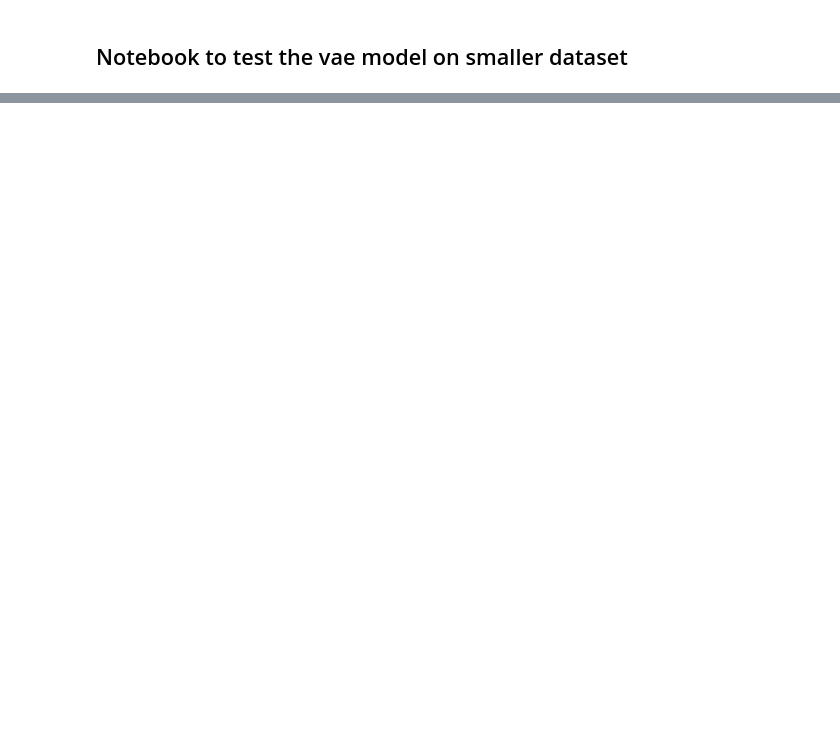
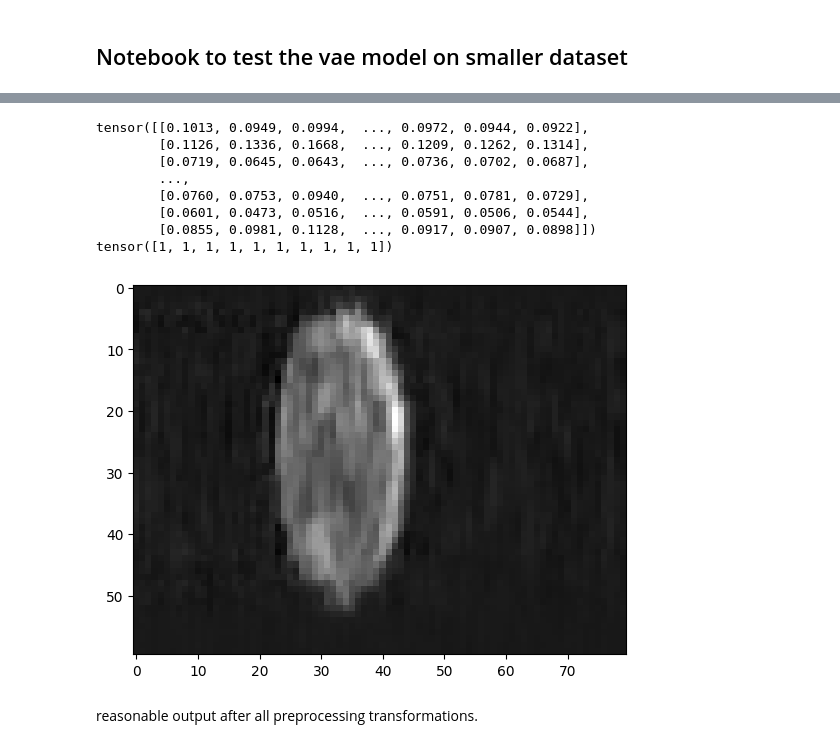
Before and after one commit to Bendemeurichy/majority-vote-outlier-detection, a Jupyter notebook: models/VAE/execute_vae.ipynb, the cells around one changed output, grey strips where cells are left out. Saved outputs shown, nothing was run; the diff lists cells and outputs as text; code cells hidden in the pictures; blank space fills up the shorter version.

```diff
--- a/models/VAE/execute_vae.ipynb
+++ b/models/VAE/execute_vae.ipynb
@@ -36,2 +58,52 @@ train_dataloader = torch.utils.data.DataLoader(train, batch_size=batch_size, shu
+# %%
+batch_size = 10
+lr = 1e-3
+weight_decay = 1e-2
+epochs = 30
+input_dim = 4800
+hidden_dim = 4200
+latent_dim = 525
+
+transform = v2.Compose(
+    [
+        v2.ToImage(),
+        v2.ToDtype(torch.float32, scale=True),
+        v2.Resize((60, 80)),
+        v2.ToTensor(),
+        v2.Lambda(
+            lambda x: (x.view(-1) - torch.min(x)) / (torch.max(x) - torch.min(x))
+        ),
+    ]
+)
+
+train_set = ImagePathDataset(train, transform=transform)
+val_set = ImagePathDataset(val, transform=transform)
+
+train_dataloader = torch.utils.data.DataLoader(
+    train_set, batch_size=batch_size, shuffle=True
+)
+val_dataloader = torch.utils.data.DataLoader(
+    val_set, batch_size=batch_size, shuffle=True
+)
+# %%
+import matplotlib.pyplot as plt
+
+for batch_idx, (data, target) in enumerate(train_dataloader):
+    print(data)
+    print(target)
+    plt.imshow(data[0].resize(60,80), cmap="gray")
+    break
+# %% [output]
+tensor([[0.1013, 0.0949, 0.0994,  ..., 0.0972, 0.0944, 0.0922],
+        [0.1126, 0.1336, 0.1668,  ..., 0.1209, 0.1262, 0.1314],
+        [0.0719, 0.0645, 0.0643,  ..., 0.0736, 0.0702, 0.0687],
+        ...,
+        [0.0760, 0.0753, 0.0940,  ..., 0.0751, 0.0781, 0.0729],
+        [0.0601, 0.0473, 0.0516,  ..., 0.0591, 0.0506, 0.0544],
+        [0.0855, 0.0981, 0.1128,  ..., 0.0917, 0.0907, 0.0898]])
+tensor([1, 1, 1, 1, 1, 1, 1, 1, 1, 1])
+[figure, added]
+# %% [markdown]
+reasonable output after all preprocessing transformations.
 # %%
 device = torch.device("cuda" if torch.cuda.is_available() else "cpu")
```
Also changed, not shown: parts of 7 cells of this notebook, 4 other files.
